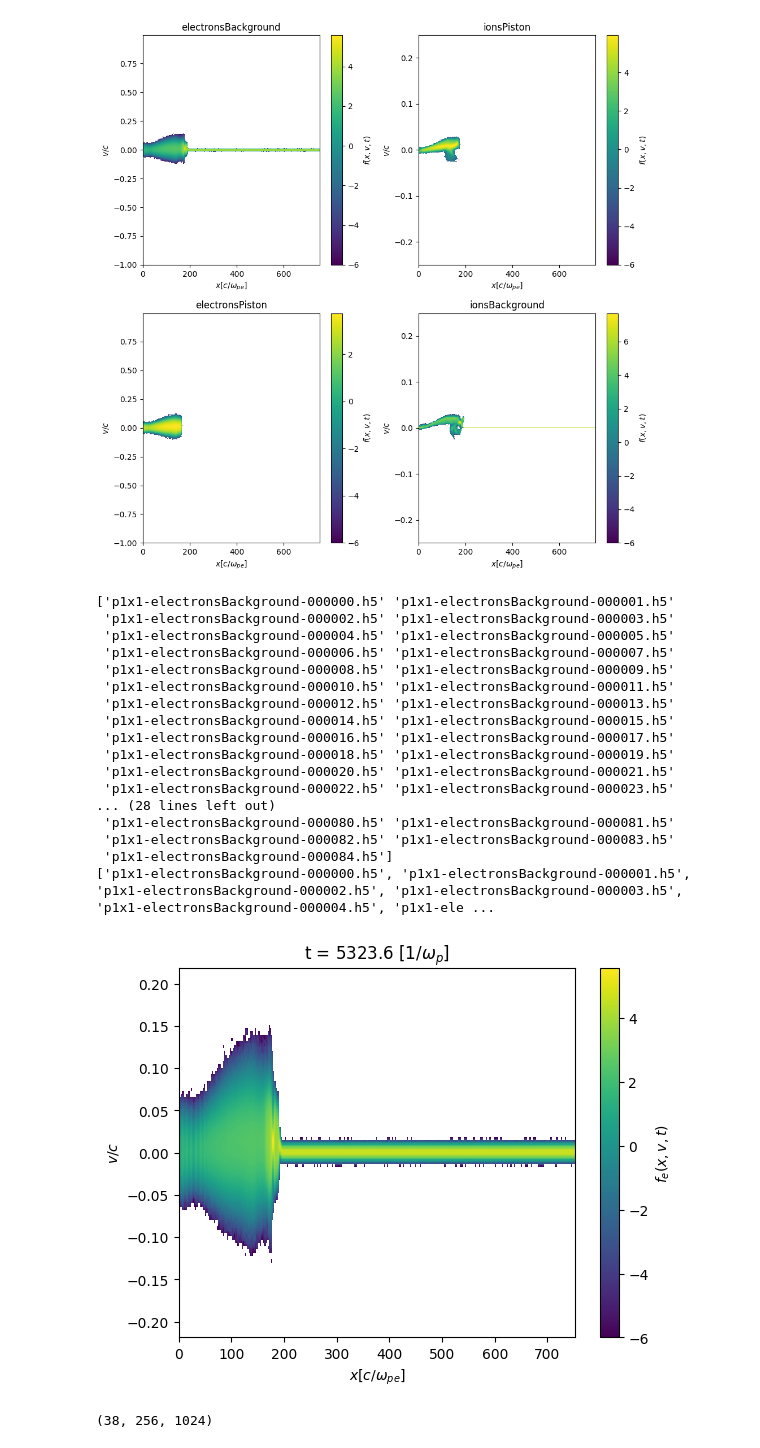
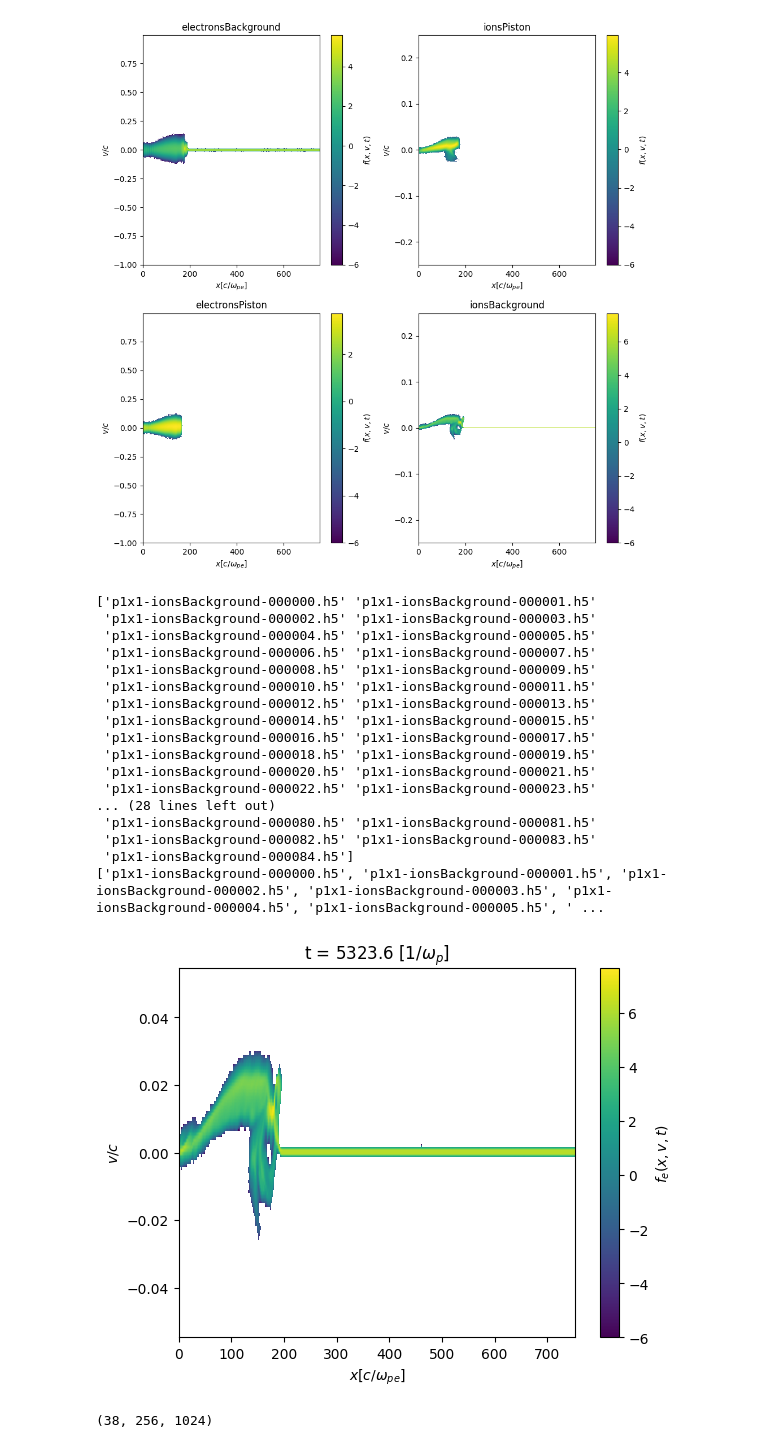
Before and after one commit to Schaeffer-Lab/MagShockZ, a Jupyter notebook: analysis_scripts/peek_at_sim1d.ipynb, the cells around one changed output. Cells and saved outputs as stored; diff of their text form; code cells hidden in the pictures.

```diff
--- a/analysis_scripts/peek_at_sim1d.ipynb
+++ b/analysis_scripts/peek_at_sim1d.ipynb
@@ -82,55 +82,55 @@ plt.show()
 [figure]
 # %%
 # Make a movie of density in phase space
-i = 0
+i = 3
 quantity = get_osiris_quantity_2d(f'{proj_dir}/simulations/raw_data/{simulation_name}/MS/PHA/p1x1/{species_list[i]}/')
 # I feel like this should be a dictionary instead of a regular matrix
 # remember that the quantity object is indexed [Q, dt, dx, dvx, t, X, Vx]
 
 
 FFMpegWriter = manimation.writers['ffmpeg']
 metadata = dict(title='charge-density-animation', artist='Matplotlib',
                 comment='visualizing the phase space evolution of the distribution function') # Describe what the animation is
 writer = FFMpegWriter(fps=24, metadata=metadata) # you can adjust the fps here.
 
 # Initialize the movie
 fig = plt.figure()
 
 
 plt.tight_layout()
 # Update the frames for the movie
 with writer.saving(fig, f"../../../analysis_scripts/{species_list[i]}_phase_space.mp4", dpi=400):
     for t in range(len(quantity[4])):
         plt.clf() # This clears the figure so you don't make a million colorbars lol
         plt.title(f't = {round(quantity[4][t],1)} $[1/\omega_p]$')
         xmin = 0; xmax = -1
         vmin = 200; vmax = -200
         plt.imshow(np.log(np.abs(quantity[0][t][vmin:vmax,xmin:xmax])), origin='lower', \
                    extent=[quantity[5][xmin], quantity[5][xmax],quantity[6][vmin],quantity[6][vmax]], \
                     aspect='auto', vmin = -6)
-        plt.colorbar(label=r'$f_e(x,v,t)$')
+        plt.colorbar(label=r'$log(f(x,v,t))$')
         plt.xlabel(r'$x [c/\omega_{pe}]$') # Might need to rework this if the axes aren't static
         plt.ylabel(r'$v/c$')
         writer.grab_frame()
 # %% [output]
-['p1x1-electronsBackground-000000.h5' 'p1x1-electronsBackground-000001.h5'
- 'p1x1-electronsBackground-000002.h5' 'p1x1-electronsBackground-000003.h5'
- 'p1x1-electronsBackground-000004.h5' 'p1x1-electronsBackground-000005.h5'
- 'p1x1-electronsBackground-000006.h5' 'p1x1-electronsBackground-000007.h5'
- 'p1x1-electronsBackground-000008.h5' 'p1x1-electronsBackground-000009.h5'
- 'p1x1-electronsBackground-000010.h5' 'p1x1-electronsBackground-000011.h5'
- 'p1x1-electronsBackground-000012.h5' 'p1x1-electronsBackground-000013.h5'
- 'p1x1-electronsBackground-000014.h5' 'p1x1-electronsBackground-000015.h5'
- 'p1x1-electronsBackground-000016.h5' 'p1x1-electronsBackground-000017.h5'
- 'p1x1-electronsBackground-000018.h5' 'p1x1-electronsBackground-000019.h5'
- 'p1x1-electronsBackground-000020.h5' 'p1x1-electronsBackground-000021.h5'
- 'p1x1-electronsBackground-000022.h5' 'p1x1-electronsBackground-000023.h5'
+['p1x1-ionsBackground-000000.h5' 'p1x1-ionsBackground-000001.h5'
+ 'p1x1-ionsBackground-000002.h5' 'p1x1-ionsBackground-000003.h5'
+ 'p1x1-ionsBackground-000004.h5' 'p1x1-ionsBackground-000005.h5'
+ 'p1x1-ionsBackground-000006.h5' 'p1x1-ionsBackground-000007.h5'
+ 'p1x1-ionsBackground-000008.h5' 'p1x1-ionsBackground-000009.h5'
+ 'p1x1-ionsBackground-000010.h5' 'p1x1-ionsBackground-000011.h5'
+ 'p1x1-ionsBackground-000012.h5' 'p1x1-ionsBackground-000013.h5'
+ 'p1x1-ionsBackground-000014.h5' 'p1x1-ionsBackground-000015.h5'
+ 'p1x1-ionsBackground-000016.h5' 'p1x1-ionsBackground-000017.h5'
+ 'p1x1-ionsBackground-000018.h5' 'p1x1-ionsBackground-000019.h5'
+ 'p1x1-ionsBackground-000020.h5' 'p1x1-ionsBackground-000021.h5'
+ 'p1x1-ionsBackground-000022.h5' 'p1x1-ionsBackground-000023.h5'
 ... (28 lines left out)
- 'p1x1-electronsBackground-000080.h5' 'p1x1-electronsBackground-000081.h5'
- 'p1x1-electronsBackground-000082.h5' 'p1x1-electronsBackground-000083.h5'
- 'p1x1-electronsBackground-000084.h5']
-['p1x1-electronsBackground-000000.h5', 'p1x1-electronsBackground-000001.h5', 'p1x1-electronsBackground-000002.h5', 'p1x1-electronsBackground-000003.h5', 'p1x1-electronsBackground-000004.h5', 'p1x1-ele ...
+ 'p1x1-ionsBackground-000080.h5' 'p1x1-ionsBackground-000081.h5'
+ 'p1x1-ionsBackground-000082.h5' 'p1x1-ionsBackground-000083.h5'
+ 'p1x1-ionsBackground-000084.h5']
+['p1x1-ionsBackground-000000.h5', 'p1x1-ionsBackground-000001.h5', 'p1x1-ionsBackground-000002.h5', 'p1x1-ionsBackground-000003.h5', 'p1x1-ionsBackground-000004.h5', 'p1x1-ionsBackground-000005.h5', ' ...
-[figure, old version]
+[figure, new version]
 # %%
 np.shape(quantity[0])
 # %% [output]
```
